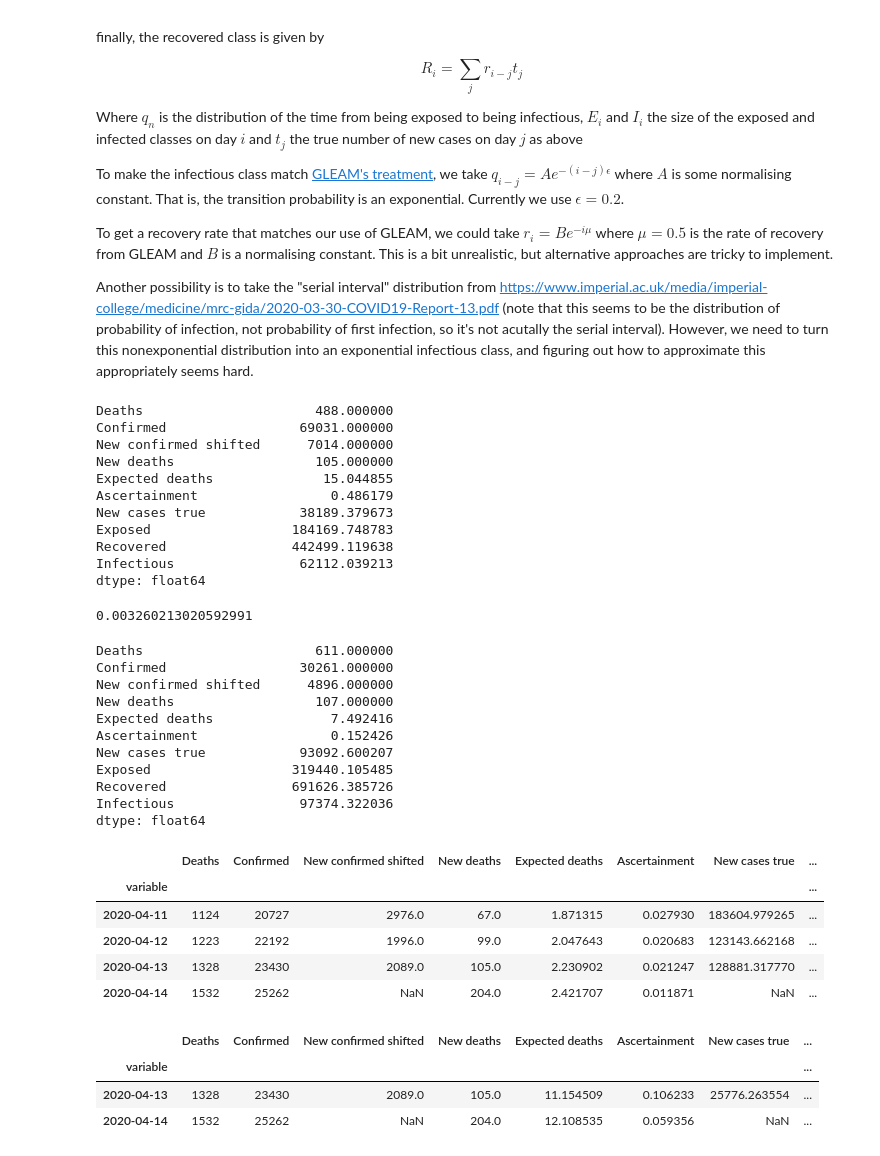
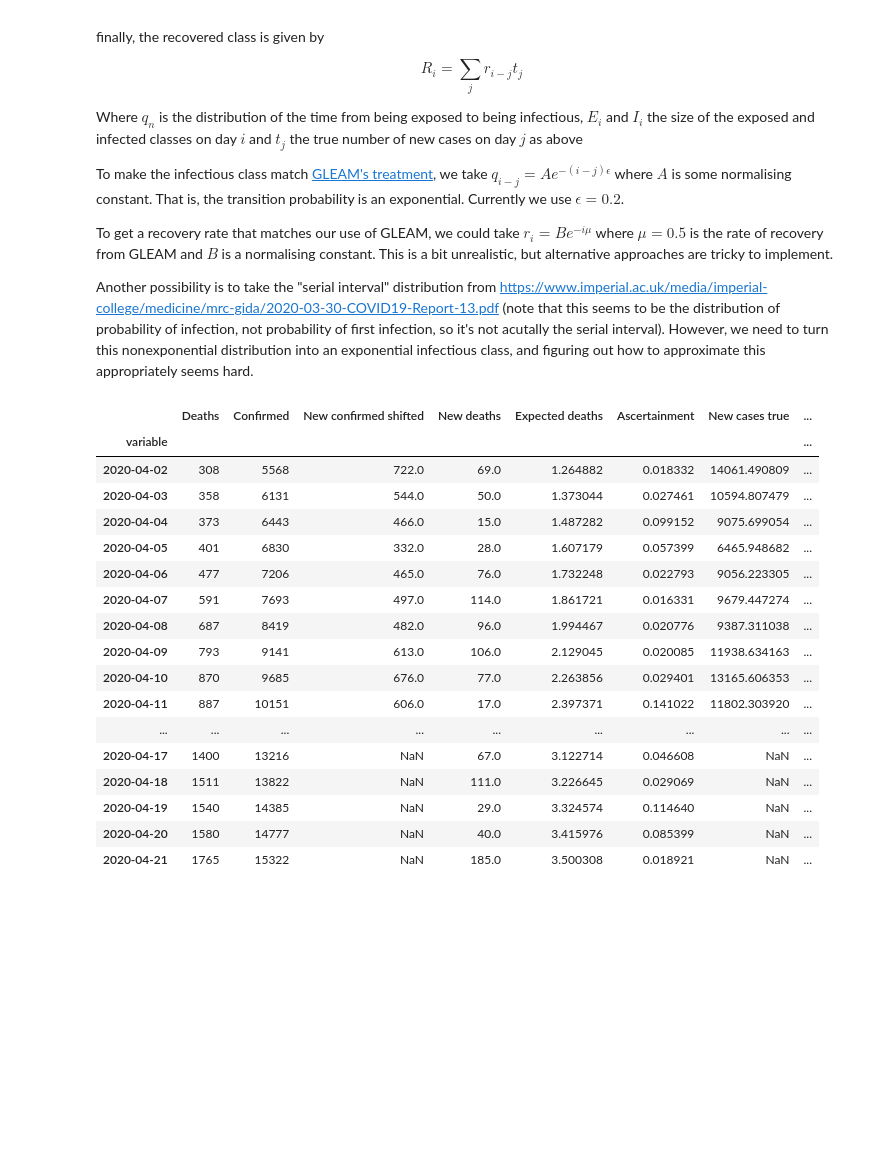
Before and after one commit to davidoj/covid-case-estimation, a Jupyter notebook: Cases_from_deaths.ipynb, the cells around one changed output. Drawn from its saved outputs; the diff is of its cells as text; code cells hidden in the pictures; blank space fills up the shorter version.

```diff
--- a/Cases_from_deaths.ipynb
+++ b/Cases_from_deaths.ipynb
@@ -264,52 +259,24 @@ Another possibility is to take the "serial interval" distribution from https://w
 low = ascertainment(out,0.003,shift=7)
 mid = ascertainment(out,0.008,shift=7)
 high = ascertainment(out,0.015,shift=7)
-# %%
-# Some estimates for Italy
-mid.loc['Austria'][-34:-21].sum(0)
-# %% [output]
-Deaths                      488.000000
-Confirmed                 69031.000000
-New confirmed shifted      7014.000000
-New deaths                  105.000000
-Expected deaths              15.044855
-Ascertainment                 0.486179
-New cases true            38189.379673
-Exposed                  184169.748783
-Recovered                442499.119638
-Infectious                62112.039213
-dtype: float64
-# %%
-2607/(83500+686156+29985)
-# %% [output]
-0.003260213020592991
 # %%
-mid.loc['Sweden'][-36:-22].sum(0)
+mid.loc['Sweden'][-20:]
 # %% [output]
-Deaths                      611.000000
-Confirmed                 30261.000000
-New confirmed shifted      4896.000000
-New deaths                  107.000000
-Expected deaths               7.492416
-Ascertainment                 0.152426
-New cases true            93092.600207
-Exposed                  319440.105485
-Recovered                691626.385726
-Infectious                97374.322036
-dtype: float64
+|  | Deaths | Confirmed | New confirmed shifted | New deaths | Expected deaths | Ascertainment | New cases true | ... |
+| variable |  |  |  |  |  |  |  | ... |
+| 2020-04-02 | 308 | 5568 | 722.0 | 69.0 | 1.264882 | 0.018332 | 14061.490809 | ... |
+| 2020-04-03 | 358 | 6131 | 544.0 | 50.0 | 1.373044 | 0.027461 | 10594.807479 | ... |
+| 2020-04-04 | 373 | 6443 | 466.0 | 15.0 | 1.487282 | 0.099152 | 9075.699054 | ... |
+| 2020-04-05 | 401 | 6830 | 332.0 | 28.0 | 1.607179 | 0.057399 | 6465.948682 | ... |
+| 2020-04-06 | 477 | 7206 | 465.0 | 76.0 | 1.732248 | 0.022793 | 9056.223305 | ... |
+| 2020-04-07 | 591 | 7693 | 497.0 | 114.0 | 1.861721 | 0.016331 | 9679.447274 | ... |
+| 2020-04-08 | 687 | 8419 | 482.0 | 96.0 | 1.994467 | 0.020776 | 9387.311038 | ... |
+| 2020-04-09 | 793 | 9141 | 613.0 | 106.0 | 2.129045 | 0.020085 | 11938.634163 | ... |
+| 2020-04-10 | 870 | 9685 | 676.0 | 77.0 | 2.263856 | 0.029401 | 13165.606353 | ... |
+| 2020-04-11 | 887 | 10151 | 606.0 | 17.0 | 2.397371 | 0.141022 | 11802.303920 | ... |
+| ... | ... | ... | ... | ... | ... | ... | ... | ... |
+| 2020-04-17 | 1400 | 13216 | NaN | 67.0 | 3.122714 | 0.046608 | NaN | ... |
+| 2020-04-18 | 1511 | 13822 | NaN | 111.0 | 3.226645 | 0.029069 | NaN | ... |
+| 2020-04-19 | 1540 | 14385 | NaN | 29.0 | 3.324574 | 0.114640 | NaN | ... |
+| 2020-04-20 | 1580 | 14777 | NaN | 40.0 | 3.415976 | 0.085399 | NaN | ... |
+| 2020-04-21 | 1765 | 15322 | NaN | 185.0 | 3.500308 | 0.018921 | NaN | ... |
-# %%
-low.loc['Brazil'][-10:-6]
-# %% [output]
-|  | Deaths | Confirmed | New confirmed shifted | New deaths | Expected deaths | Ascertainment | New cases true | ... |
-| variable |  |  |  |  |  |  |  | ... |
-| 2020-04-11 | 1124 | 20727 | 2976.0 | 67.0 | 1.871315 | 0.027930 | 183604.979265 | ... |
-| 2020-04-12 | 1223 | 22192 | 1996.0 | 99.0 | 2.047643 | 0.020683 | 123143.662168 | ... |
-| 2020-04-13 | 1328 | 23430 | 2089.0 | 105.0 | 2.230902 | 0.021247 | 128881.317770 | ... |
-| 2020-04-14 | 1532 | 25262 | NaN | 204.0 | 2.421707 | 0.011871 | NaN | ... |
-# %%
-high.loc['Brazil'][-8:-6]
-# %% [output]
-|  | Deaths | Confirmed | New confirmed shifted | New deaths | Expected deaths | Ascertainment | New cases true | ... |
-| variable |  |  |  |  |  |  |  | ... |
-| 2020-04-13 | 1328 | 23430 | 2089.0 | 105.0 | 11.154509 | 0.106233 | 25776.263554 | ... |
-| 2020-04-14 | 1532 | 25262 | NaN | 204.0 | 12.108535 | 0.059356 | NaN | ... |
```
Also changed, not shown: parts of 28 cells of this notebook, 1 other file.
